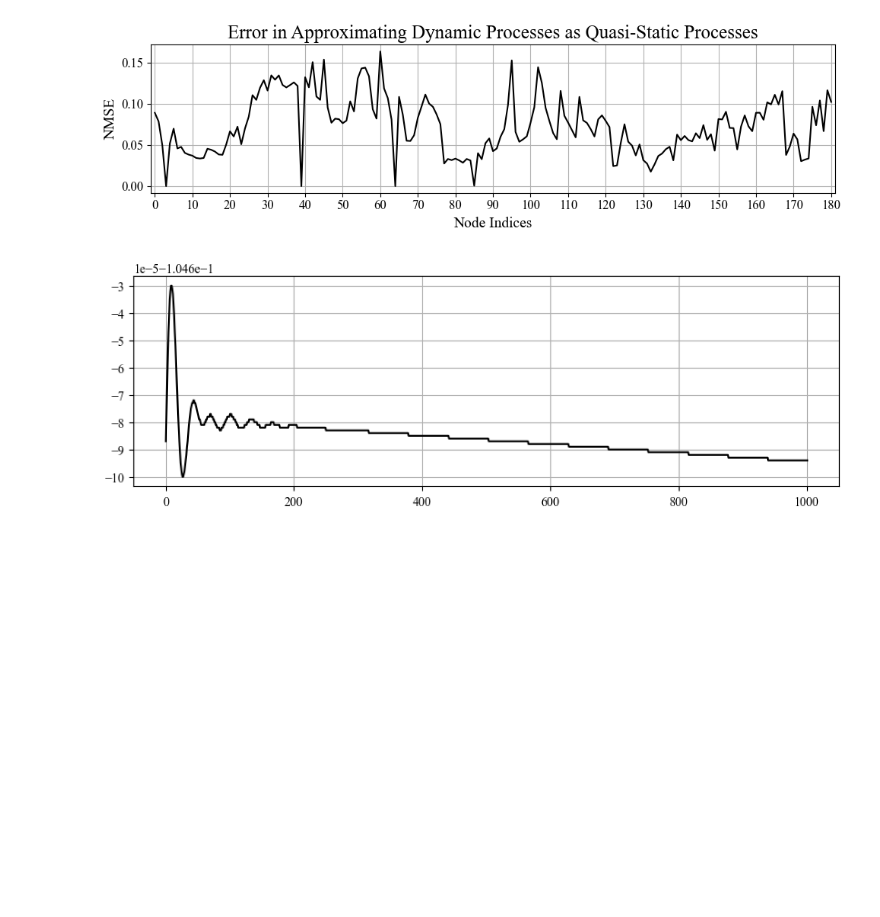
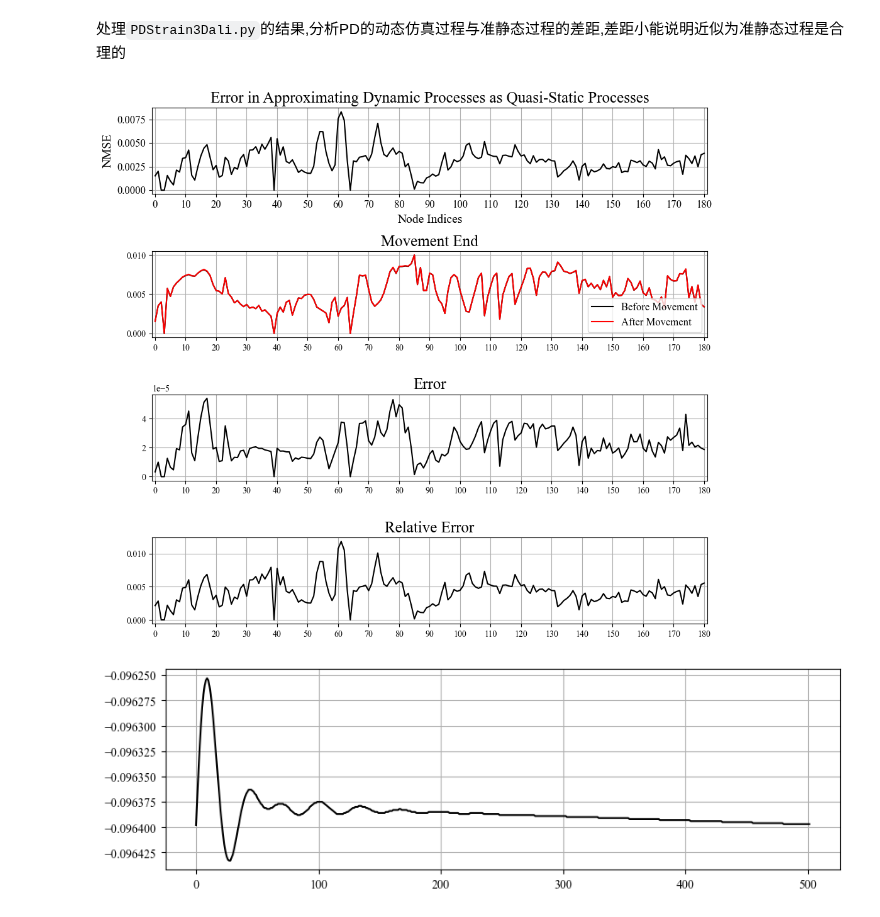
Before and after one commit to yang-si-hang/paper-2023, a Jupyter notebook: Test branch/SOFACode/20240623-PD Validation/PDResultVali.ipynb, the cells around one changed output. Drawn from its saved outputs; the diff is of its cells as text; code cells hidden in the pictures; blank space fills up the shorter version.

```diff
--- a/Test branch/SOFACode/20240623-PD Validation/PDResultVali.ipynb
+++ b/Test branch/SOFACode/20240623-PD Validation/PDResultVali.ipynb
@@ -1,3 +1,5 @@
+# %% [markdown]
+处理`PDStrain3Dali.py`的结果,分析PD的动态仿真过程与准静态过程的差距,差距小能说明近似为准静态过程是合理的
 # %%
 import numpy as np
 import matplotlib.pyplot as plt
@@ -7,42 +9,79 @@ from matplotlib.ticker import MultipleLocator
 # 设置全局字体为 Times New Roman
 rcParams['font.family'] = 'serif'
 rcParams['font.serif'] = 'Times New Roman'
+# %%
+
+# 设置全局字体为 Times New Roman
+rcParams['font.family'] = 'serif'
+rcParams['font.serif'] = 'Times New Roman'
 # %%
 node_pos_init = np.loadtxt('pos_init.csv', delimiter=',')
 node_pos_before = np.loadtxt('pos_before.csv', delimiter=',')
-node_pos_after = np.loadtxt('pos_after_200.csv', delimiter=',')
+node_pos_after = np.loadtxt('pos_after_50.csv', delimiter=',')
 
 before_movement = node_pos_before - node_pos_init
 after_movement = node_pos_after - node_pos_init
 
 cos_error = []
 nmse = []
+error = []
 rel_error = []
 
 for i in range(len(before_movement)):
     if np.linalg.norm(before_movement[i]) < 1e-4 or np.linalg.norm(after_movement[i]) < 1e-4:
         nmse.append(0.)
+        error.append(0.)
+        rel_error.append(0.)
         continue
     # cos_error.append(np.dot(before_movement[i], after_movement[i]) / (np.linalg.norm(before_movement[i]) * np.linalg.norm(after_movement[i])))
+    error.append(np.linalg.norm(before_movement[i] - after_movement[i]))
+    rel_error.append(np.linalg.norm(before_movement[i] - after_movement[i]) / np.linalg.norm(before_movement[i]))
     nmse.append(np.sqrt(np.sum((before_movement[i] - after_movement[i])**2) / np.sum(before_movement[i]**2 + after_movement[i]**2)))
     # rel_error.append(np.linalg.norm(before_movement[i] - after_movement[i]) / np.linalg.norm(before_movement[i]))
 # %%
-fig, axs = plt.subplots(1, 1, figsize=(10, 3))
+fig, axs = plt.subplots(4, 1, figsize=(10, 9))
 
-axs.plot(nmse, c='k', lw=1.5, label='NMSE')
-axs.set_xlim([-1, len(nmse)])
-axs.set_title('Error in Approximating Dynamic Processes as Quasi-Static Processes', fontsize=18, fontname='Times New Roman')
-axs.set_xlabel('Node Indices', fontsize=14, fontname='Times New Roman')
-axs.set_ylabel('NMSE', fontsize=14, fontname='Times New Roman')
-axs.xaxis.set_major_locator(MultipleLocator(10))
-axs.tick_params(axis='both', which='major', labelsize=12)  # 设置刻度标签大小
-axs.get_yaxis().get_offset_text().set_fontsize(12)    # 设置坐标轴中科学计数法中的指数大小
-axs.grid('True')
+axs[0].plot(nmse, c='k', lw=1.5, label='NMSE')
+axs[0].set_xlim([-1, len(nmse)])
+axs[0].set_title('Error in Approximating Dynamic Processes as Quasi-Static Processes', fontsize=18, fontname='Times New Roman')
+axs[0].set_xlabel('Node Indices', fontsize=14, fontname='Times New Roman')
+axs[0].set_ylabel('NMSE', fontsize=14, fontname='Times New Roman')
+axs[0].xaxis.set_major_locator(MultipleLocator(10))
+axs[0].tick_params(axis='both', which='major', labelsize=12)  # 设置刻度标签大小
+axs[0].get_yaxis().get_offset_text().set_fontsize(12)    # 设置坐标轴中科学计数法中的指数大小
+axs[0].grid('True')
+
+axs_before = axs[1]
+axs_before.plot(np.linalg.norm(before_movement, axis=1), c='k', lw=1.5, label='Before Movement')
+axs_before.plot(np.linalg.norm(after_movement, axis=1), c='r', lw=1.5, label='After Movement')
+axs_before.set_title('Movement End', fontsize=18)
+axs_before.set_xlim([-1, len(before_movement)])
+axs_before.xaxis.set_major_locator(MultipleLocator(10))
+axs_before.grid('True')
+axs_before.legend(fontsize=12)
+
+# axs[2].plot(np.linalg.norm(after_movement, axis=1), c='k', lw=1.5)
+# axs[2].set_title('After Movement End', fontsize=18)
+# axs[2].grid('True')
+
+axs_error = axs[2]
+axs_error.plot(error, c='k', lw=1.5, label='Error')
+axs_error.set_title('Error', fontsize=18)
+axs_error.set_xlim([-1, len(error)])
+axs_error.xaxis.set_major_locator(MultipleLocator(10))
+axs_error.grid('True')
+
+axs_rel_error = axs[3]
+axs_rel_error.plot(rel_error, c='k', lw=1.5, label='Relative Error')
+axs_rel_error.set_title('Relative Error', fontsize=18)
+axs_rel_error.set_xlim([-1, len(rel_error)])
+axs_rel_error.xaxis.set_major_locator(MultipleLocator(10))
+axs_rel_error.grid('True')
 
 plt.tight_layout()
 plt.show()
 # %% [output]
-[figure, old version]
+[figure, new version]
 # %%
 smaple_pos_np = np.loadtxt('sample_pos.csv', delimiter=',')
 sample_pos_x = smaple_pos_np[:, 0]
@@ -51,8 +90,10 @@ sample_pos_z = smaple_pos_np[:, 2]
 # %%
 fig, axs = plt.subplots(1, 1, figsize=(10, 3))
 axs.plot(sample_pos_x[499:], c='k', lw=1.5)
+# 设置y轴标签格式
+axs.yaxis.set_major_formatter(ScalarFormatter())
 axs.grid('True')
 
 plt.show()
 # %% [output]
-[figure, old version]
+[figure, new version]
```
Also changed, not shown: parts of 1 cell of this notebook, 1 other file.
